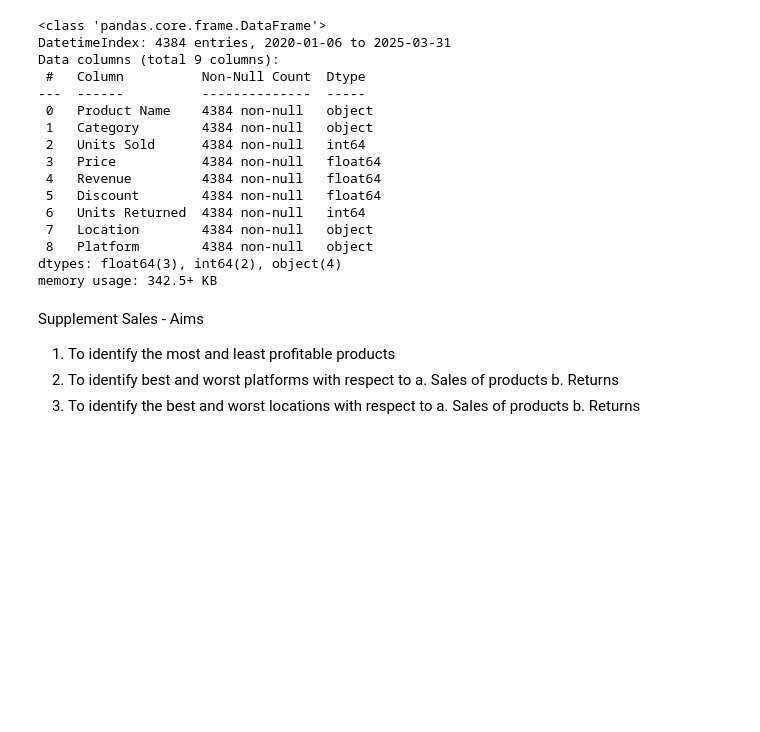
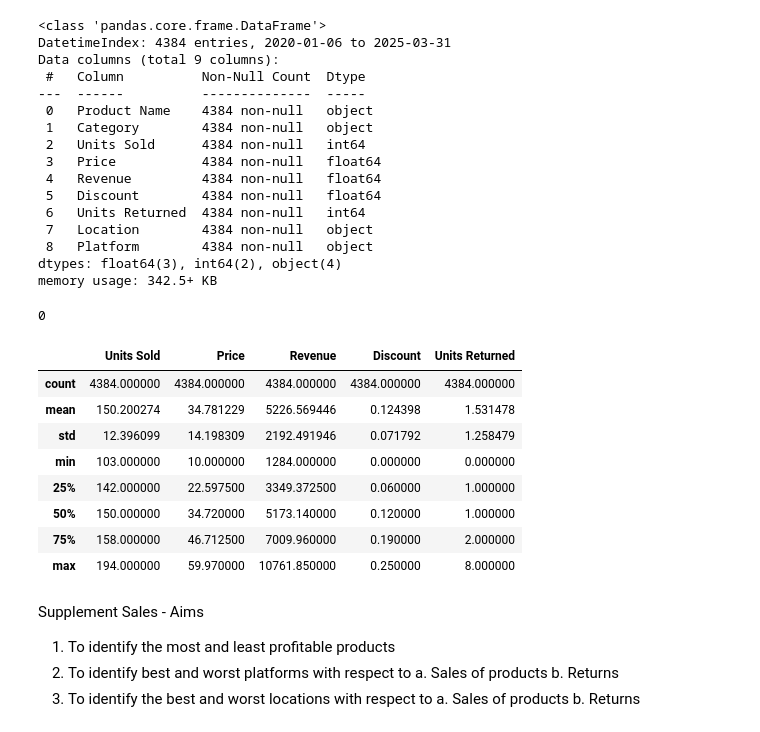
Before and after one commit to Mohamed-Shaheedullah/supplement-sales-EDA, a Jupyter notebook: supplement-sales-analysis.ipynb, the cells around one changed output. Saved outputs shown, nothing was run; the diff lists cells and outputs as text; code cells hidden in the pictures; blank space fills up the shorter version.

```diff
--- a/supplement-sales-analysis.ipynb
+++ b/supplement-sales-analysis.ipynb
@@ -53,6 +53,22 @@ Data columns (total 9 columns):
  8   Platform        4384 non-null   object
 dtypes: float64(3), int64(2), object(4)
 memory usage: 342.5+ KB
+# %%
+df.duplicated().sum()
+# %% [output]
+0
+# %%
+df.describe()
+# %% [output]
+|  | Units Sold | Price | Revenue | Discount | Units Returned |
+| count | 4384.000000 | 4384.000000 | 4384.000000 | 4384.000000 | 4384.000000 |
+| mean | 150.200274 | 34.781229 | 5226.569446 | 0.124398 | 1.531478 |
+| std | 12.396099 | 14.198309 | 2192.491946 | 0.071792 | 1.258479 |
+| min | 103.000000 | 10.000000 | 1284.000000 | 0.000000 | 0.000000 |
+| 25% | 142.000000 | 22.597500 | 3349.372500 | 0.060000 | 1.000000 |
+| 50% | 150.000000 | 34.720000 | 5173.140000 | 0.120000 | 1.000000 |
+| 75% | 158.000000 | 46.712500 | 7009.960000 | 0.190000 | 2.000000 |
+| max | 194.000000 | 59.970000 | 10761.850000 | 0.250000 | 8.000000 |
 # %% [markdown]
 Supplement Sales - Aims
 1.	To identify the most and least profitable products
```
Also changed, not shown: parts of 4 cells of this notebook.
